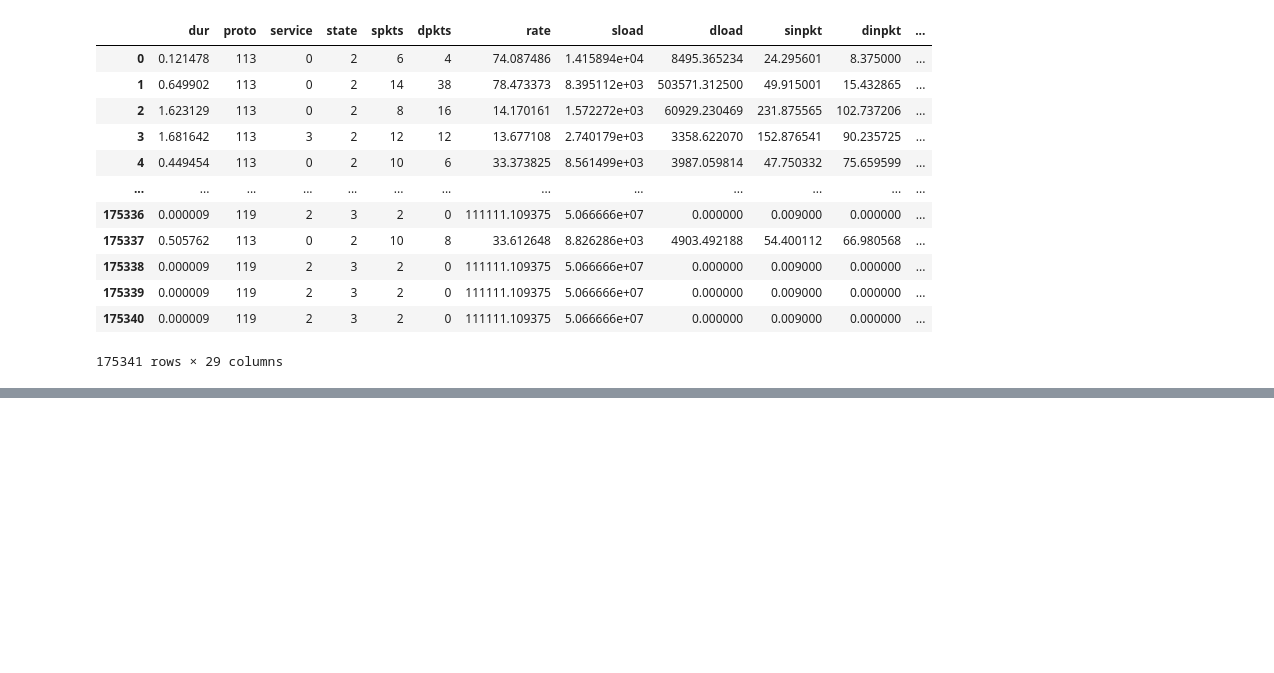
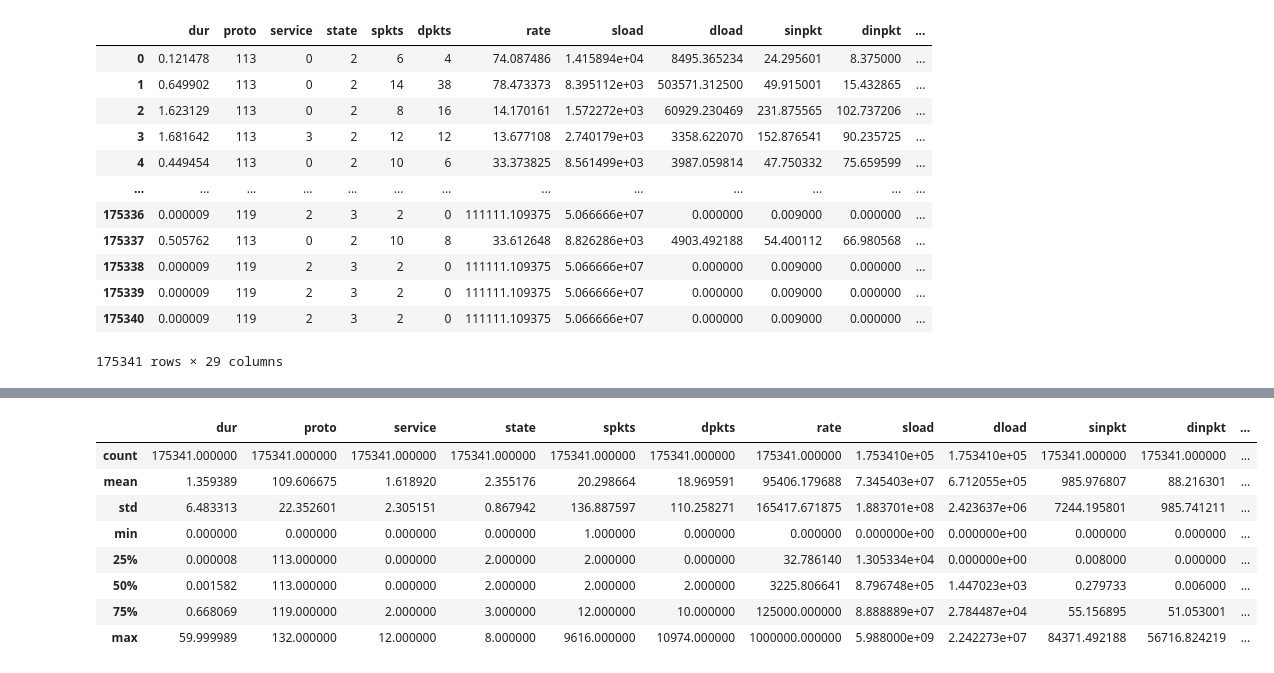
Before and after one commit to yuvraj619/Network_intrusion_detection_system, a Jupyter notebook: project_1(network_intrution).ipynb, the cells around one changed output, grey strips where cells are left out. Saved outputs shown, nothing was run; the diff lists cells and outputs as text; code cells hidden in the pictures; blank space fills up the shorter version.

```diff
--- a/project_1(network_intrution).ipynb
+++ b/project_1(network_intrution).ipynb
@@ -349,0 +468,2 @@ df_train
+# %%
+df_train.drop(['ct_ftp_cmd'],axis=1,inplace=True)
@@ -349,0 +486,12 @@ df_train
+# %%
+df_train.describe()
+# %% [output]
+|  | dur | proto | service | state | spkts | dpkts | rate | sload | dload | sinpkt | dinpkt | ... |
+| count | 175341.000000 | 175341.000000 | 175341.000000 | 175341.000000 | 175341.000000 | 175341.000000 | 175341.000000 | 1.753410e+05 | 1.753410e+05 | 175341.000000 | 175341.000000 | ... |
+| mean | 1.359389 | 109.606675 | 1.618920 | 2.355176 | 20.298664 | 18.969591 | 95406.179688 | 7.345403e+07 | 6.712055e+05 | 985.976807 | 88.216301 | ... |
+| std | 6.483313 | 22.352601 | 2.305151 | 0.867942 | 136.887597 | 110.258271 | 165417.671875 | 1.883701e+08 | 2.423637e+06 | 7244.195801 | 985.741211 | ... |
+| min | 0.000000 | 0.000000 | 0.000000 | 0.000000 | 1.000000 | 0.000000 | 0.000000 | 0.000000e+00 | 0.000000e+00 | 0.000000 | 0.000000 | ... |
+| 25% | 0.000008 | 113.000000 | 0.000000 | 2.000000 | 2.000000 | 0.000000 | 32.786140 | 1.305334e+04 | 0.000000e+00 | 0.008000 | 0.000000 | ... |
+| 50% | 0.001582 | 113.000000 | 0.000000 | 2.000000 | 2.000000 | 2.000000 | 3225.806641 | 8.796748e+05 | 1.447023e+03 | 0.279733 | 0.006000 | ... |
+| 75% | 0.668069 | 119.000000 | 2.000000 | 3.000000 | 12.000000 | 10.000000 | 125000.000000 | 8.888889e+07 | 2.784487e+04 | 55.156895 | 51.053001 | ... |
+| max | 59.999989 | 132.000000 | 12.000000 | 8.000000 | 9616.000000 | 10974.000000 | 1000000.000000 | 5.988000e+09 | 2.242273e+07 | 84371.492188 | 56716.824219 | ... |
```
Also changed, not shown: parts of 32 cells of this notebook.
